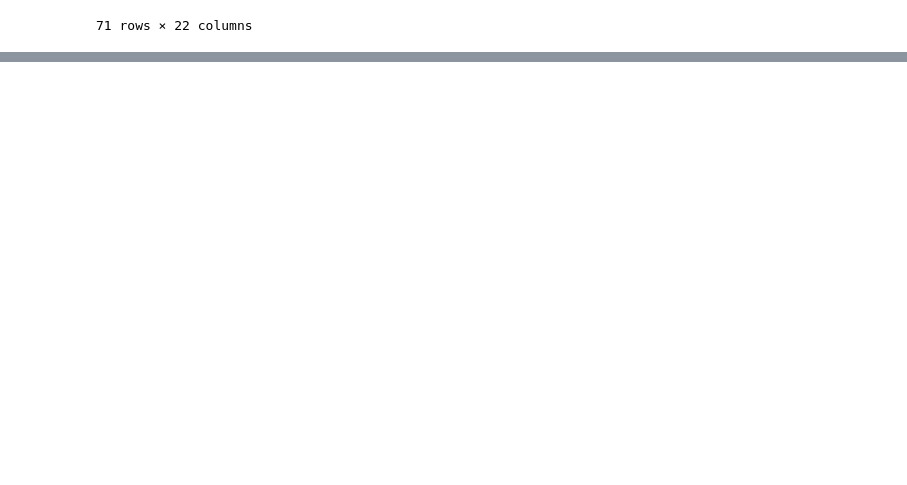
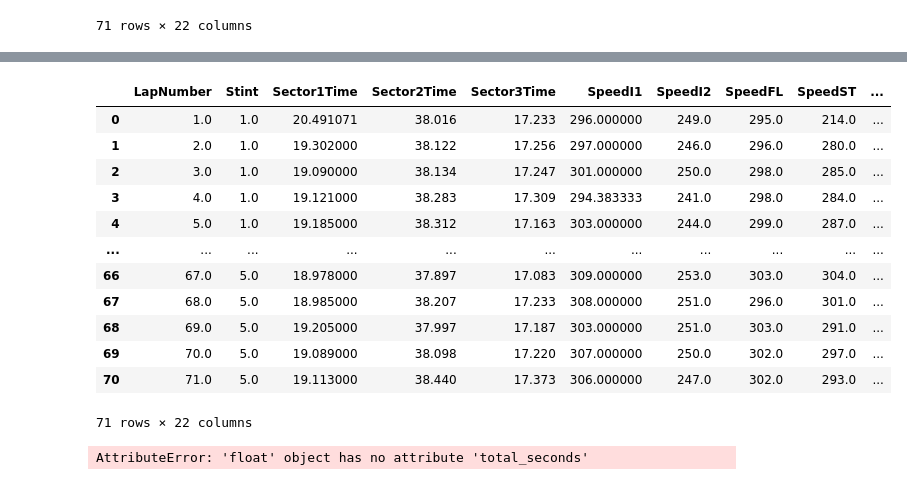
Before and after one commit to vicmcl/ml-laptime, a Jupyter notebook: ml_laptime/notebook/train.ipynb, the cells around one changed output, grey strips where cells are left out. Saved outputs shown, nothing was run; the diff lists cells and outputs as text; code cells hidden in the pictures; blank space fills up the shorter version.

Commit message:
FEAT: impute missing data

```diff
--- a/ml_laptime/notebook/train.ipynb
+++ b/ml_laptime/notebook/train.ipynb
@@ -152,0 +176,41 @@ merged_data
+# %%
+from sklearn.impute import SimpleImputer
+
+si = SimpleImputer(strategy='mean')
+
+for col in ["SpeedI1", "SpeedI2", "SpeedFL", "SpeedST"]:
+    merged_data[col] = si.fit_transform(merged_data[[col]])
+
+for col in ["Sector1Time", "Sector2Time", "Sector3Time"]:
+    merged_data[col] = merged_data[col].map(lambda x: x.total_seconds())
+    merged_data[col] = si.fit_transform(merged_data[[col]])
+# %%
+tyre_map = {
+    'SOFT': 1,
+    'MEDIUM': 2,
+    'HARD': 3
+}
+
+merged_data['Compound'] = merged_data['Compound'].map(lambda x: tyre_map.get(x, 0))
+merged_data['Rainfall'] = merged_data['Rainfall'].astype(float)
+# %%
+merged_data
+# %% [output]
+|  | LapNumber | Stint | Sector1Time | Sector2Time | Sector3Time | SpeedI1 | SpeedI2 | SpeedFL | SpeedST | ... |
+| 0 | 1.0 | 1.0 | 20.491071 | 38.016 | 17.233 | 296.000000 | 249.0 | 295.0 | 214.0 | ... |
+| 1 | 2.0 | 1.0 | 19.302000 | 38.122 | 17.256 | 297.000000 | 246.0 | 296.0 | 280.0 | ... |
+| 2 | 3.0 | 1.0 | 19.090000 | 38.134 | 17.247 | 301.000000 | 250.0 | 298.0 | 285.0 | ... |
+| 3 | 4.0 | 1.0 | 19.121000 | 38.283 | 17.309 | 294.383333 | 241.0 | 298.0 | 284.0 | ... |
+| 4 | 5.0 | 1.0 | 19.185000 | 38.312 | 17.163 | 303.000000 | 244.0 | 299.0 | 287.0 | ... |
+| ... | ... | ... | ... | ... | ... | ... | ... | ... | ... | ... |
+| 66 | 67.0 | 5.0 | 18.978000 | 37.897 | 17.083 | 309.000000 | 253.0 | 303.0 | 304.0 | ... |
+| 67 | 68.0 | 5.0 | 18.985000 | 38.207 | 17.233 | 308.000000 | 251.0 | 296.0 | 301.0 | ... |
+| 68 | 69.0 | 5.0 | 19.205000 | 37.997 | 17.187 | 303.000000 | 251.0 | 303.0 | 291.0 | ... |
+| 69 | 70.0 | 5.0 | 19.089000 | 38.098 | 17.220 | 307.000000 | 250.0 | 302.0 | 297.0 | ... |
+| 70 | 71.0 | 5.0 | 19.113000 | 38.440 | 17.373 | 306.000000 | 247.0 | 302.0 | 293.0 | ... |
+71 rows × 22 columns
+# %%
+for col in ["Sector1Time", "Sector2Time", "Sector3Time"]:
+    merged_data[col] = merged_data[col].map(lambda x: x.total_seconds())
+# %% [output]
+AttributeError: 'float' object has no attribute 'total_seconds'
```
Also changed, not shown: parts of 2 cells of this notebook.
